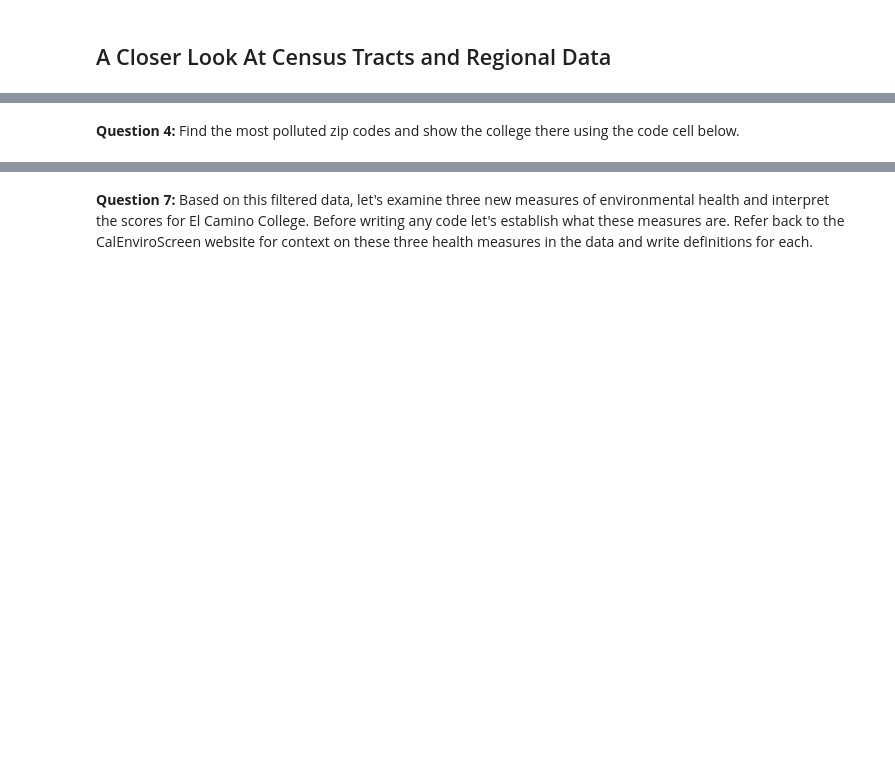
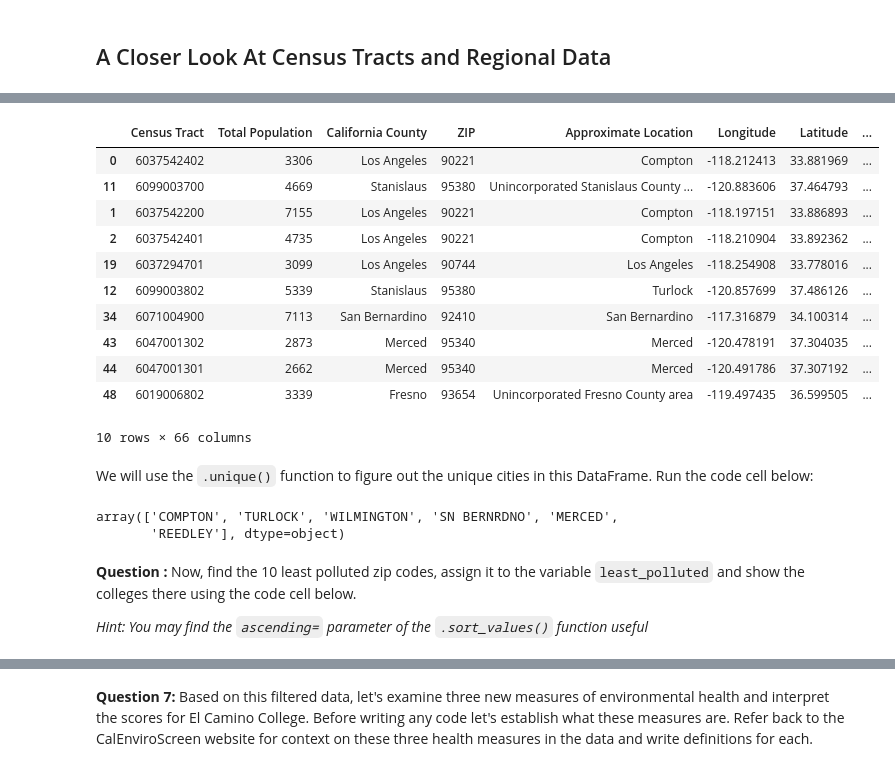
Before and after one commit to ds-modules/ECC-Sp24, a Jupyter notebook: CalEnviroScreen/CES-HWDraft.ipynb, the cells around one changed output, grey strips where cells are left out. Drawn from its saved outputs; the diff is of its cells as text; code cells hidden in the pictures; blank space fills up the shorter version.

```diff
--- a/CalEnviroScreen/CES-HWDraft.ipynb
+++ b/CalEnviroScreen/CES-HWDraft.ipynb
@@ -169,3 +182,32 @@ Notice that after joining both of our DataFrames, we are only left with 208 rows
+# %%
+# TODO: Write code to find the most polluted census tracts and display the colleges
+
+most_polluted = ces_cc.sort_values(by='CES 4.0 Score', ascending=False).head(10)
+most_polluted
+# %% [output]
+|  | Census Tract | Total Population | California County | ZIP | Approximate Location | Longitude | Latitude | ... |
+| 0 | 6037542402 | 3306 | Los Angeles | 90221 | Compton | -118.212413 | 33.881969 | ... |
+| 11 | 6099003700 | 4669 | Stanislaus | 95380 | Unincorporated Stanislaus County ... | -120.883606 | 37.464793 | ... |
+| 1 | 6037542200 | 7155 | Los Angeles | 90221 | Compton | -118.197151 | 33.886893 | ... |
+| 2 | 6037542401 | 4735 | Los Angeles | 90221 | Compton | -118.210904 | 33.892362 | ... |
+| 19 | 6037294701 | 3099 | Los Angeles | 90744 | Los Angeles | -118.254908 | 33.778016 | ... |
+| 12 | 6099003802 | 5339 | Stanislaus | 95380 | Turlock | -120.857699 | 37.486126 | ... |
+| 34 | 6071004900 | 7113 | San Bernardino | 92410 | San Bernardino | -117.316879 | 34.100314 | ... |
+| 43 | 6047001302 | 2873 | Merced | 95340 | Merced | -120.478191 | 37.304035 | ... |
+| 44 | 6047001301 | 2662 | Merced | 95340 | Merced | -120.491786 | 37.307192 | ... |
+| 48 | 6019006802 | 3339 | Fresno | 93654 | Unincorporated Fresno County area | -119.497435 | 36.599505 | ... |
+10 rows × 66 columns
+# %% [markdown]
+We will use the `.unique()` function to figure out the unique cities in this DataFrame. Run the code cell below:
+# %%
+# Run this cell
+
+most_polluted['City'].unique()
+# %% [output]
+array(['COMPTON', 'TURLOCK', 'WILMINGTON', 'SN BERNRDNO', 'MERCED',
+       'REEDLEY'], dtype=object)
 # %% [markdown]
-**Question 4:** Find the most polluted zip codes and show the college there using the code cell below.
+**Question :** Now, find the 10 least polluted zip codes, assign it to the variable `least_polluted` and show the colleges there using the code cell below.
+
+*Hint: You may find the `ascending=` parameter of the `.sort_values()` function useful*
 # %%
```
Also changed, not shown: parts of 35 cells of this notebook.
